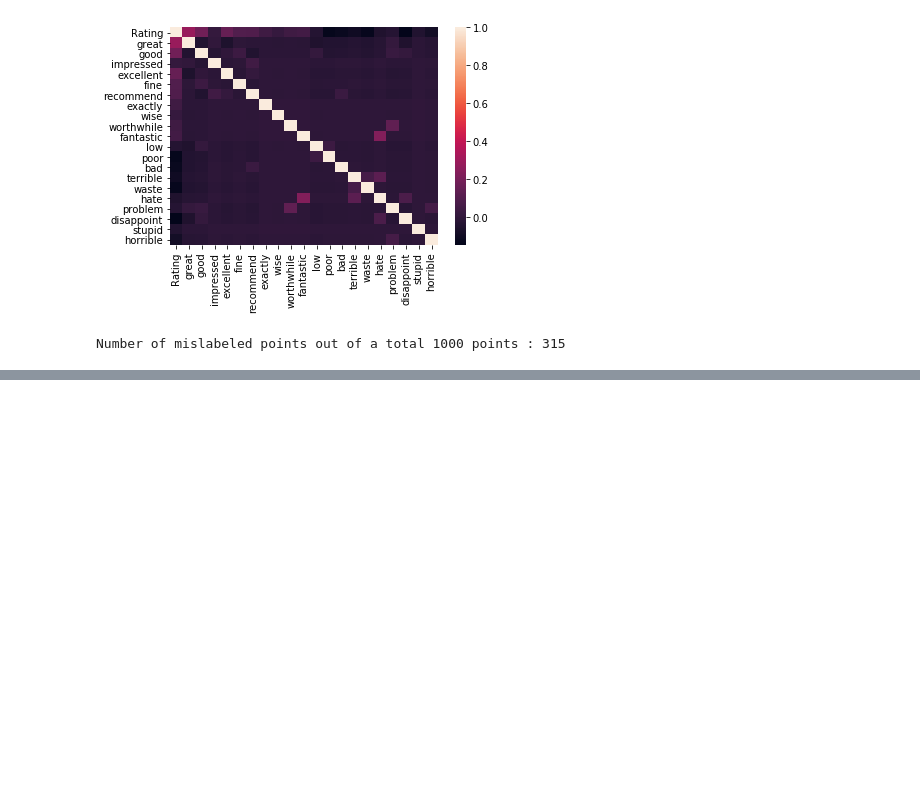
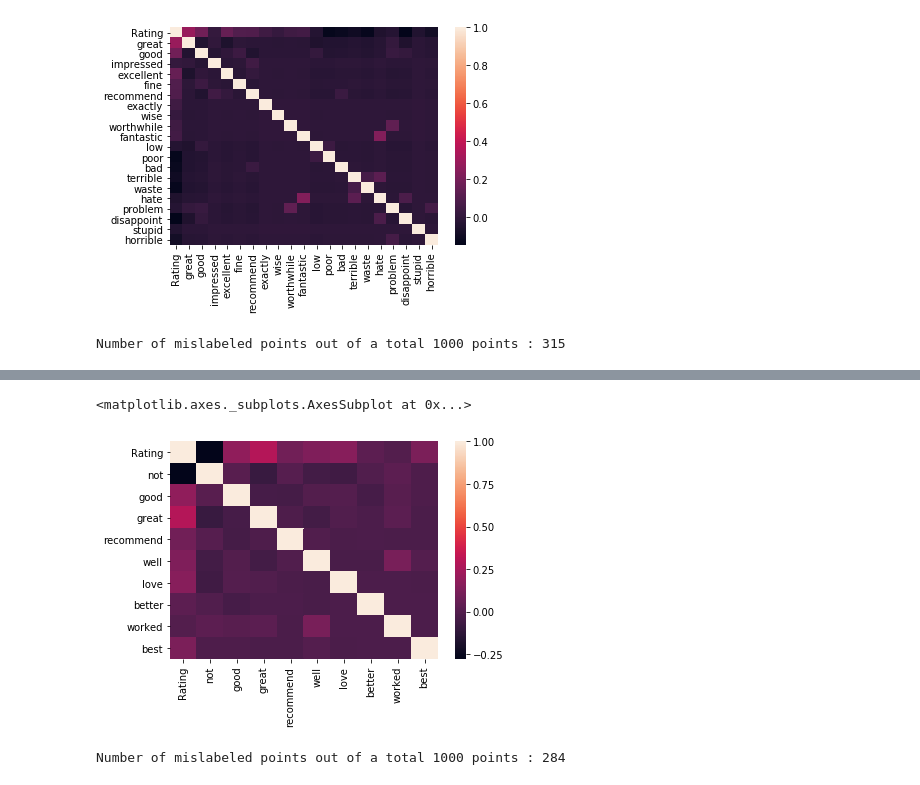
Before and after one commit to jarango-math/feedback_analysis, a Jupyter notebook: feedback_analysis.ipynb, the cells around one changed output, grey strips where cells are left out. Saved outputs shown, nothing was run; the diff lists cells and outputs as text; code cells hidden in the pictures; blank space fills up the shorter version.

```diff
--- a/feedback_analysis.ipynb
+++ b/feedback_analysis.ipynb
@@ -194,0 +199,17 @@ word_df.sort_values('count',ascending=False).head(75)
+# %%
+keywords5=['not','good','great','recommend','well','love','better','worked','best']
+# %%
+comments_raw_5 = comments_raw_untouched.copy()
+# %%
+for key in keywords5:
+    # Note that we add spaces around the key so that we're getting the word,
+    # not just pattern matching.
+    comments_raw_5[str(key)] = comments_raw_5.Comment.str.contains(
+        (str(key)),
+        case=False
+    )
+# %%
+sns.heatmap(comments_raw_5.corr())
+# %% [output]
+<matplotlib.axes._subplots.AxesSubplot at 0x...>
+[figure, added]
@@ -194,0 +219,13 @@ word_df.sort_values('count',ascending=False).head(75)
+# %%
+bnb = BernoulliNB()
+
+bnb.fit(data5, target5)
+
+y_pred5 = bnb.predict(data5)
+
+print("Number of mislabeled points out of a total {} points : {}".format(
+    data5.shape[0],
+    (target5 != y_pred5).sum()
+))
+# %% [output]
+Number of mislabeled points out of a total 1000 points : 284
```
Also changed, not shown: parts of 21 cells of this notebook.
